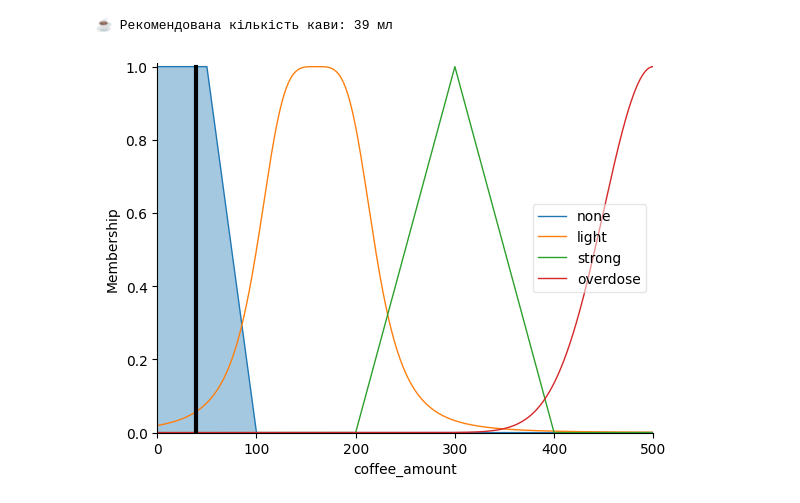
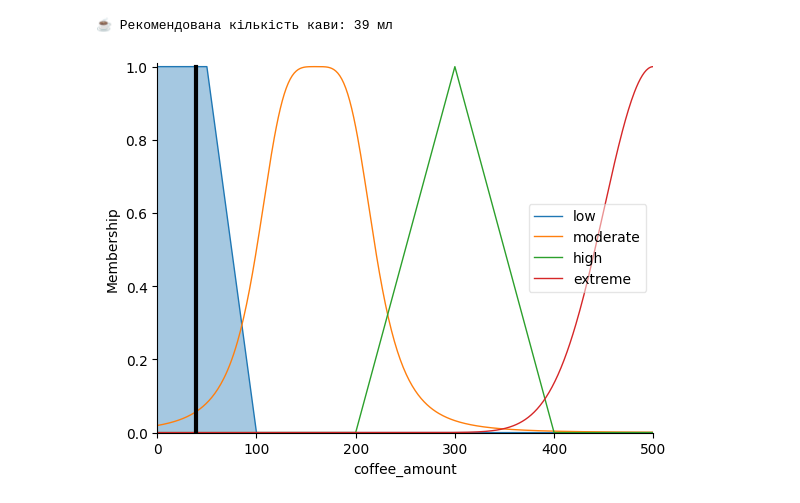
Before and after one commit to gre1wy/IntelligentComputing, a Jupyter notebook: lab4_fuzzy/lab4.ipynb, the cells around one changed output. Drawn from its saved outputs; the diff is of its cells as text; code cells hidden in the pictures.

```diff
--- a/lab4_fuzzy/lab4.ipynb
+++ b/lab4_fuzzy/lab4.ipynb
@@ -59,14 +59,10 @@ deadline_pressure['urgent'] = fuzz.gaussmf(deadline_pressure.universe, 9, 1)
 deadline_pressure.view()
 
 # === coffee_amount ===
-# trapmf — нуль або мінімум кави
-coffee_amount['none'] = fuzz.trapmf(coffee_amount.universe, [0, 0, 50, 100])
-# gbellmf — "нормальний" стан
-coffee_amount['light'] = fuzz.gbellmf(coffee_amount.universe, 60, 2, 160)
-# trimf — strong
-coffee_amount['strong'] = fuzz.trimf(coffee_amount.universe, [200, 300, 400])
-# gaussmf — овердоза — центр у 500
-coffee_amount['overdose'] = fuzz.gaussmf(coffee_amount.universe, 500, 50)
+coffee_amount['low'] = fuzz.trapmf(coffee_amount.universe, [0, 0, 50, 100])
+coffee_amount['moderate'] = fuzz.gbellmf(coffee_amount.universe, 60, 2, 160)
+coffee_amount['high'] = fuzz.trimf(coffee_amount.universe, [200, 300, 400])
+coffee_amount['extreme'] = fuzz.gaussmf(coffee_amount.universe, 500, 50)
 coffee_amount.view()
 # %% [output]
 [figure]
@@ -78,51 +74,61 @@ coffee_amount.view()
 # %%
 
 # === Правила ===
 rules = [
-    # Якщо людина не спала недавно (fresh), завдання легке (easy), і вона у стабільному психологічному стані (stable), тоді кава не потрібна.
-    ctrl.Rule(no_sleep_hours['fresh'] & task_difficulty['easy'] & brain_crash['stable'], coffee_amount['none']),
-    # Якщо людина дещо втомлена (tired), виконує завдання середньої складності (medium), і вже певний час працює (coding — medium), тоді слід випити легку каву.
-    ctrl.Rule(no_sleep_hours['tired'] & task_difficulty['medium'] & coding_hours['medium'], coffee_amount['light']),
-    # Якщо людина у зомбі-стані (zombie) або повністю вигоріла (panic), тоді потрібна максимальна доза кави (overdose).
-    ctrl.Rule(no_sleep_hours['zombie'] | brain_crash['panic'], coffee_amount['overdose']),
-    # Якщо дедлайн дуже близький (urgent), а психіка вже на межі (fragile), тоді потрібна сильна кава (strong).
-    ctrl.Rule(deadline_pressure['urgent'] & brain_crash['fragile'], coffee_amount['strong']),
-    # Якщо завдання максимально складне (brainfuck), і кодить людина дуже довго (marathon), то потрібно багато кави (overdose).
-    ctrl.Rule(task_difficulty['brainfuck'] & coding_hours['marathon'], coffee_amount['overdose']),
-    # Якщо людина втомлена (tired), дедлайн наближається (soon), і стан психіки нестабільний (fragile), тоді потрібна міцна кава (strong).
-    ctrl.Rule(no_sleep_hours['tired'] & deadline_pressure['soon'] & brain_crash['fragile'], coffee_amount['strong']),
-    # Якщо тільки сіла працювати (short coding), завдання просте (easy), і вона ще свіжа (fresh), тоді каву пити не потрібно.
-    ctrl.Rule(coding_hours['short'] & task_difficulty['easy'] & no_sleep_hours['fresh'], coffee_amount['none']),
-    # Якщо немає жодного тиску по дедлайнах (none), людина стабільна (stable) і нещодавно спала (fresh), то кава не потрібна.
-    ctrl.Rule(deadline_pressure['none'] & brain_crash['stable'] & no_sleep_hours['fresh'], coffee_amount['none']),
-    # Якщо людина довго кодить (marathon), завдання середньої складності, але вона все ще у стабільному стані, то вистачить легкої кави.
-    ctrl.Rule(coding_hours['marathon'] & task_difficulty['medium'] & brain_crash['stable'], coffee_amount['light']),
-    # Якщо не спав давно (zombie), дедлайн не горить (none), але людина ще стабільна — краще просто випити міцну каву, а не передоз.
-    ctrl.Rule(no_sleep_hours['zombie'] & deadline_pressure['none'] & brain_crash['stable'], coffee_amount['strong']),
+    # Якщо людина спала недавно (fresh), завдання легке (easy), і вона у стабільному психологічному стані (stable), тоді низька доза кави (low).
+    ctrl.Rule(no_sleep_hours['fresh'] & task_difficulty['easy'] & brain_crash['stable'], coffee_amount['low']),
 
+    # Якщо людина дещо втомлена (tired), виконує завдання середньої складності (medium), і вже певний час працює (coding — medium),
+    # тоді слід випити помірну дозу кави (moderate).
+    ctrl.Rule(no_sleep_hours['tired'] & task_difficulty['medium'] & coding_hours['medium'], coffee_amount['moderate']),
+
+    # Якщо людина у зомбі-стані (zombie) або повністю вигоріла (panic), тоді потрібна максимальна доза кави (extreme).
+    ctrl.Rule(no_sleep_hours['zombie'] | brain_crash['panic'], coffee_amount['extreme']),
+
+    # Якщо дедлайн дуже близький (urgent), а психіка вже на межі (fragile), тоді потрібна висока доза кави (high).
+    ctrl.Rule(deadline_pressure['urgent'] & brain_crash['fragile'], coffee_amount['high']),
+
+    # Якщо завдання максимально складне (brainfuck), і кодить людина дуже довго (marathon), то потрібно багато кави (extreme).
+    ctrl.Rule(task_difficulty['brainfuck'] & coding_hours['marathon'], coffee_amount['extreme']),
+
+    # Якщо людина втомлена (tired), дедлайн наближається (soon), і стан психіки нестабільний (fragile), тоді потрібна висока доза кави (high).
+    ctrl.Rule(no_sleep_hours['tired'] & deadline_pressure['soon'] & brain_crash['fragile'], coffee_amount['high']),
+
+    # Якщо тільки сіла працювати (short coding), завдання просте (easy), і вона ще свіжа (fresh), тоді низька доза кави (low).
+    ctrl.Rule(coding_hours['short'] & task_difficulty['easy'] & no_sleep_hours['fresh'], coffee_amount['low']),
+
+    # Якщо немає жодного тиску по дедлайнах (none), людина стабільна (stable) і нещодавно спала (fresh), то низька доза кави (low).
+    ctrl.Rule(deadline_pressure['none'] & brain_crash['stable'] & no_sleep_hours['fresh'], coffee_amount['low']),
+
+    # Якщо людина довго кодить (marathon), завдання середньої складності, але вона все ще у стабільному стані, то вистачить помірної дози кави (moderate).
+    ctrl.Rule(coding_hours['marathon'] & task_difficulty['medium'] & brain_crash['stable'], coffee_amount['moderate']),
+
+    # Якщо не спав давно (zombie), дедлайн не горить (none), але людина ще стабільна — краще просто випити високу дозу кави (high), а не передоз.
+    ctrl.Rule(no_sleep_hours['zombie'] & deadline_pressure['none'] & brain_crash['stable'], coffee_amount['high']),
 ]
+
 
 # === Система управління ===
 coffee_ctrl = ctrl.ControlSystem(rules)
 coffee_sim = ctrl.ControlSystemSimulation(coffee_ctrl)
 
 # === Приклад ===
 
 coffee_sim.input['no_sleep_hours'] = 0
 coffee_sim.input['coding_hours'] = 0
 coffee_sim.input['task_difficulty'] = 1
 coffee_sim.input['brain_crash'] = 1
 coffee_sim.input['deadline_pressure'] = 1
 
 
 coffee_sim.compute()
 result = coffee_sim.output['coffee_amount']
 
 print(f"\n☕ Рекомендована кількість кави: {round(result)} мл")
 coffee_amount.view(sim=coffee_sim)
 # %% [output]
 ☕ Рекомендована кількість кави: 39 мл
-[figure, old version]
+[figure, new version]
 # %%
 test_cases = [
     {'no_sleep_hours': 1, 'coding_hours': 1, 'task_difficulty': 1, 'brain_crash': 1, 'deadline_pressure': 1},
```
Also changed, not shown: parts of 2 cells of this notebook.
